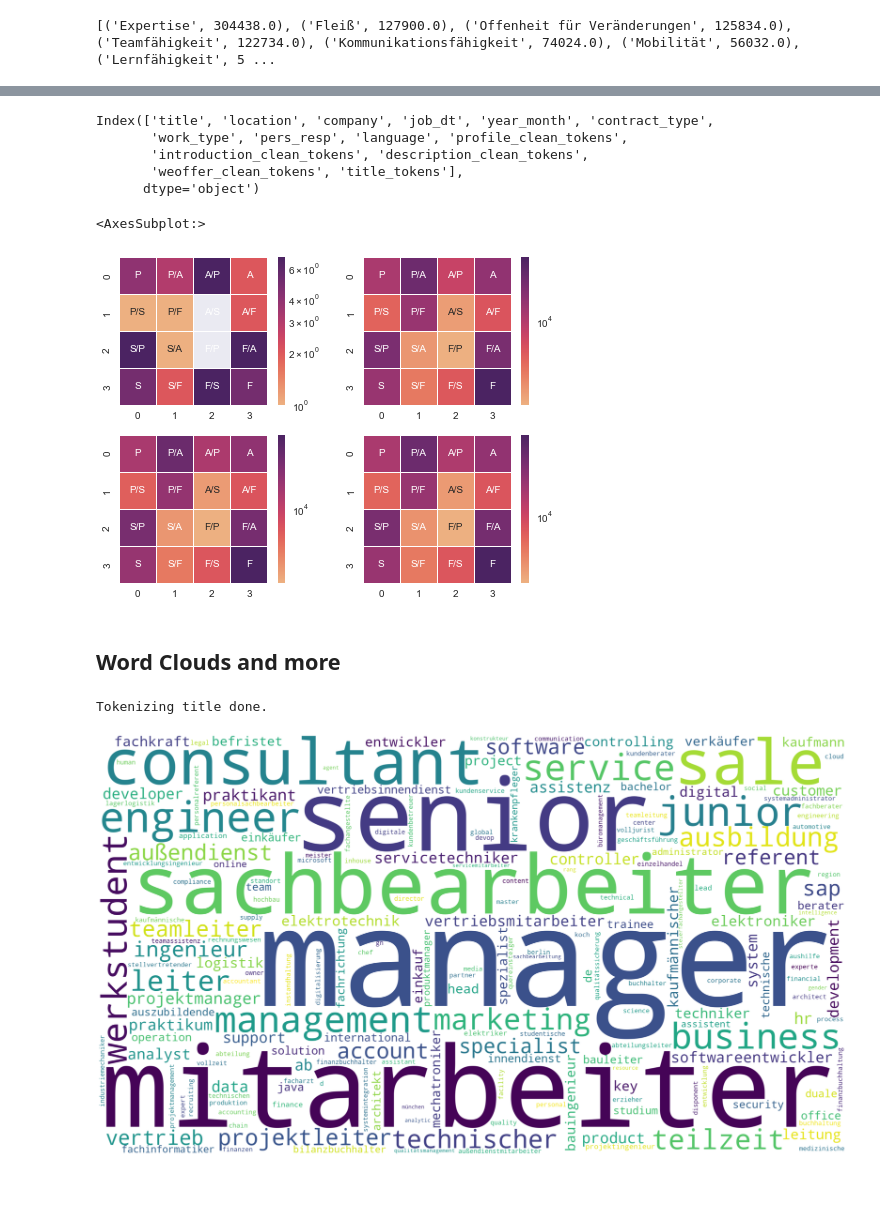
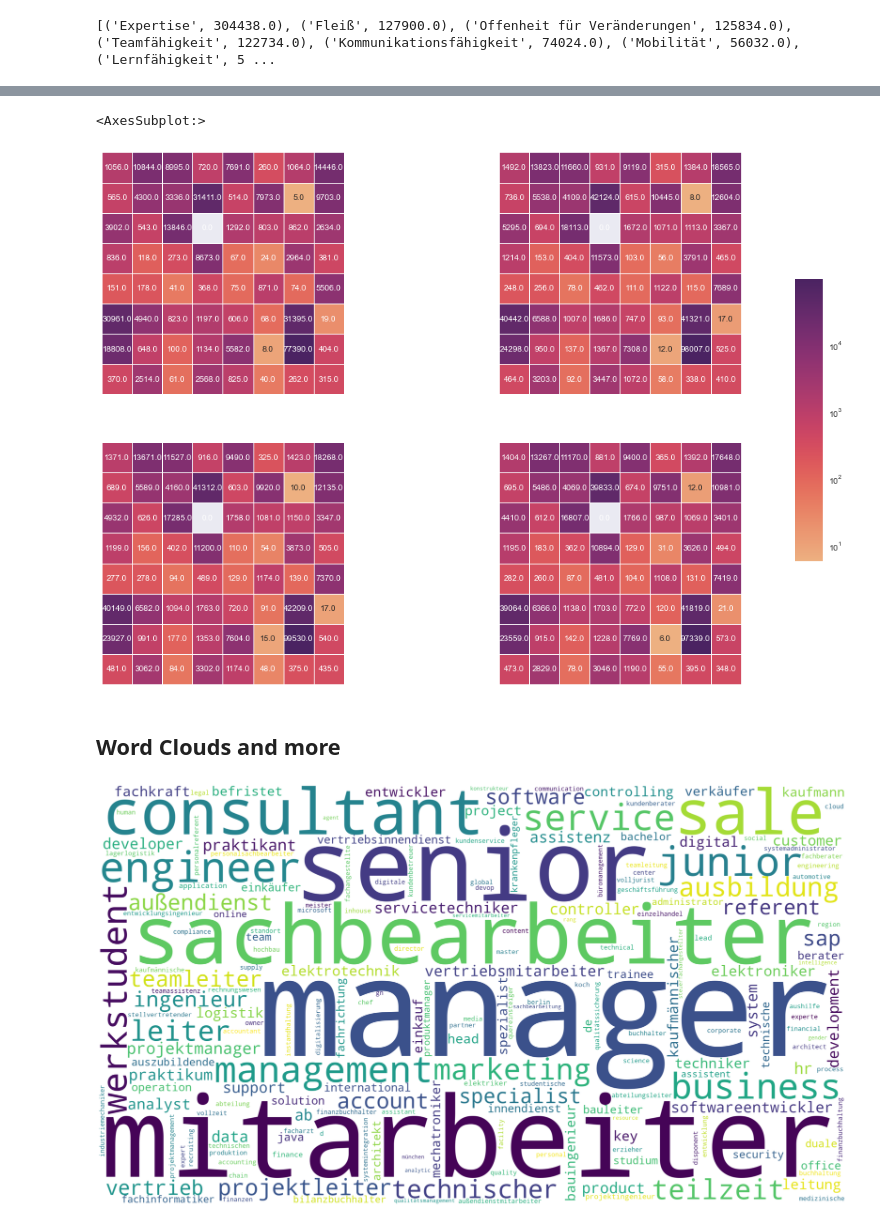
Before and after one commit to sharasivam/stellenanzeigen, a Jupyter notebook: story.ipynb, the cells around one changed output, grey strips where cells are left out. Saved outputs shown, nothing was run; the diff lists cells and outputs as text; code cells hidden in the pictures; blank space fills up the shorter version.

```diff
--- a/story.ipynb
+++ b/story.ipynb
@@ -563,16 +586,4 @@ print(junior_coarse)
-# %%
-df.columns
-# %% [output]
-Index(['title', 'location', 'company', 'job_dt', 'year_month', 'contract_type',
-       'work_type', 'pers_resp', 'language', 'profile_clean_tokens',
-       'introduction_clean_tokens', 'description_clean_tokens',
-       'weoffer_clean_tokens', 'title_tokens'],
-      dtype='object')
 # %%
-mask_20q1 = df[(df['year_month'] > '2019-12-31') & (df['year_month'] < '2020-04-01')]
-q1_20 = countall(mask_20q1['profile_clean_tokens'])
-q1_20_arr = synarr(q1_20)
-q1_20_coarse = coarser(q1_20_arr)
 
 mask_20q2 = df[(df['year_month'] > '2020-03-31') & (df['year_month'] < '2020-07-01')]
 q2_20 = countall(mask_20q2['profile_clean_tokens'])
@@ -589,20 +600,25 @@ q4_20 = countall(mask_20q4['profile_clean_tokens'])
 q4_20_arr = synarr(q4_20)
 q4_20_coarse = coarser(q4_20_arr)
 
-fig, ((ax, ax2), (ax3, ax4)) = plt.subplots(2, 2, figsize=(8, 6))
-kode_matrix(q1_20_coarse, ax)
-kode_matrix(q2_20_coarse, ax2)
-kode_matrix(q3_20_coarse, ax3)
-kode_matrix(q4_20_coarse, ax4)
+mask_21q1 = df[(df['year_month'] > '2020-12-31') & (df['year_month'] < '2021-04-01')]
+q1_21 = countall(mask_21q1['profile_clean_tokens'])
+q1_21_arr = synarr(q1_21)
+q1_21_coarse = coarser(q1_21_arr)
-# %% [output]
-<AxesSubplot:>
-[figure, removed]
+# %%
+
+fig, ((ax, ax2), (ax3, ax4)) = plt.subplots(2, 2, sharex=True, sharey=True, figsize=(16, 12))
+cbar_ax = fig.add_axes([.91, .3, .03, .4])
+
+
+kode_matrix(q2_20_arr, ax, cb=cbar_ax)
+kode_matrix(q3_20_arr, ax2, cb=cbar_ax)
+kode_matrix(q4_20_arr, ax3, cb=cbar_ax)
+kode_matrix(q1_21_arr, ax4, cb=cbar_ax)
+# %% [output]
+<AxesSubplot:>
+[figure, added]
 # %% [markdown]
 ## Word Clouds and more
-# %%
-tokenizer(df, 'title')
-# %% [output]
-Tokenizing title done.
 # %%
 def count_noeval(col):
     wcnt = Counter()
```
Also changed, not shown: parts of 6 cells of this notebook, 2 other files.
